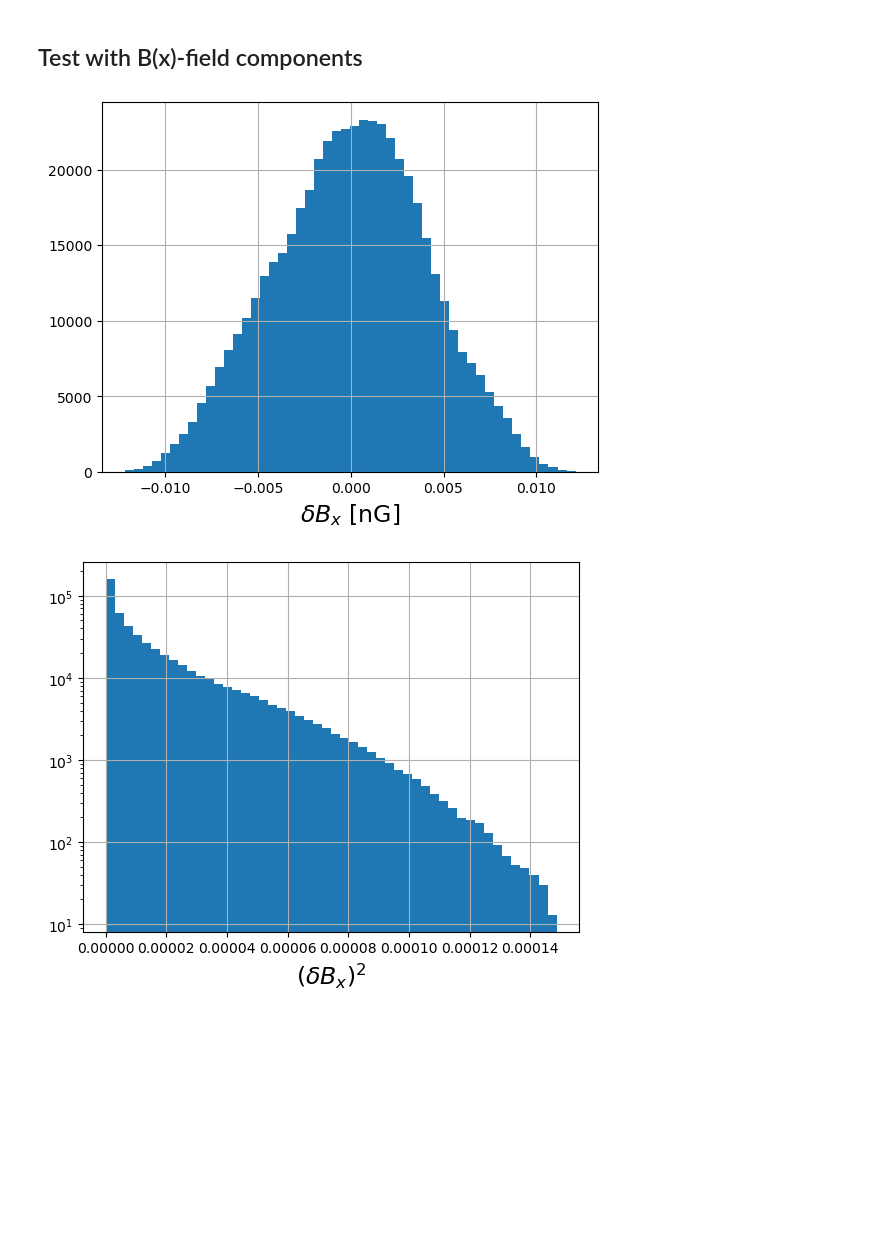
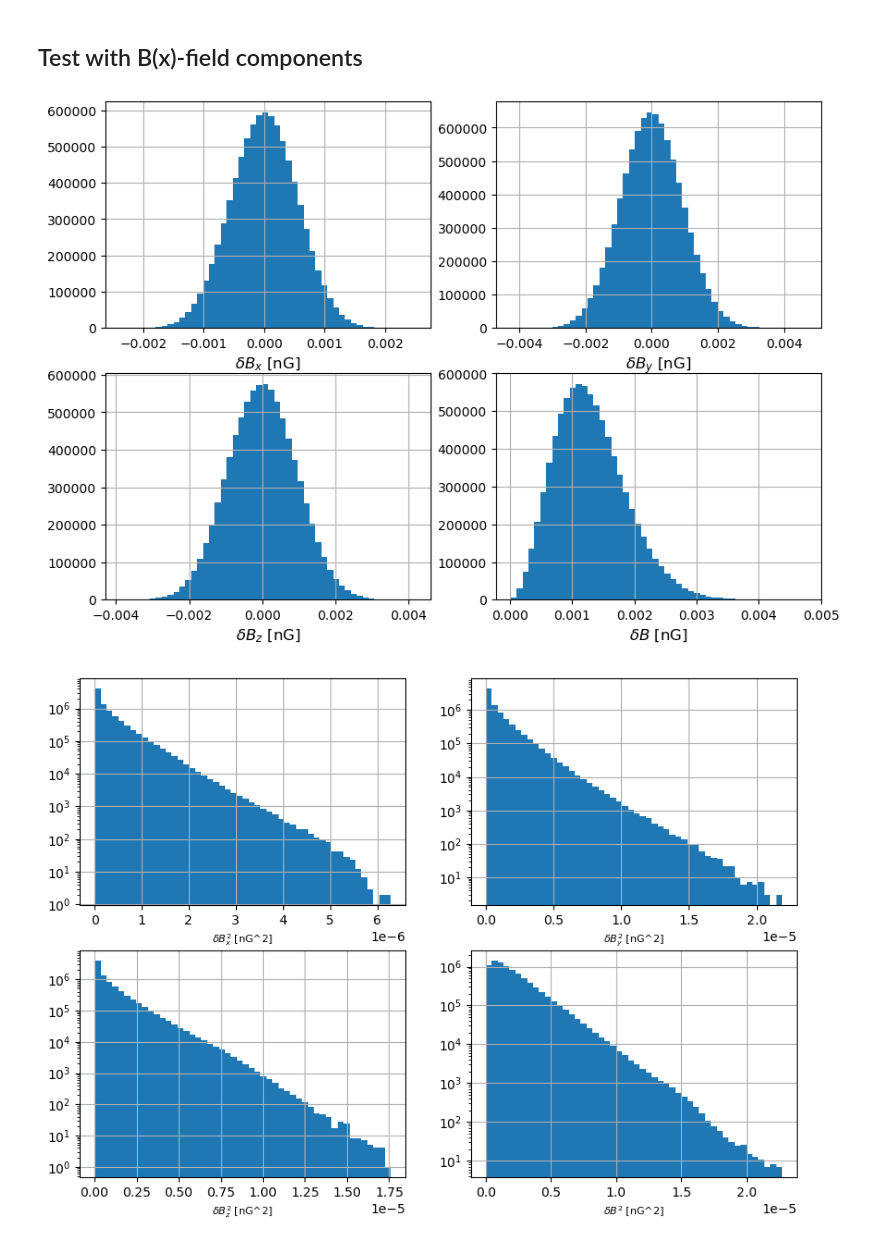
Before and after one commit to luisespinosa8/Turbulent_Field, a Jupyter notebook: Turbulence_Grid.ipynb, the cells around one changed output. Saved outputs shown, nothing was run; the diff lists cells and outputs as text; code cells hidden in the pictures; blank space fills up the shorter version.

```diff
--- a/Turbulence_Grid.ipynb
+++ b/Turbulence_Grid.ipynb
@@ -4,11 +5,11 @@ import random
 # %% [markdown]
 # Grid generation following "SimpleGridTurbulence" module from CRPropa
 # %%
-index = 5/3
+index = 5./3.
 alpha = -index -2
 Brms = 5
 # %%
-n = 100
+n = 256
 n2 = int(floor(n / 2) + 1)
 
 Bkx = np.zeros((n * n * n2),dtype=np.complex_)
@@ -94,17 +211,56 @@ plt.grid()
 # %% [markdown]
 ## Test with B(x)-field components
 # %%
-counts, bins = np.histogram(Bx.real, bins=50)
-plt.hist(bins[:-1], bins, weights=counts)
-plt.xlabel(r'$\delta B_x$ [nG]', fontsize=17)
-plt.grid()
+#Bx_mag = np.sqrt(Bx.real**2 + Bx.imag**2)
+#By_mag = np.sqrt(By.real**2 + By.imag**2)
+#Bz_mag = np.sqrt(Bz.real**2 + Bz.imag**2)
+Bx_mag = Bx.real
+By_mag = By.real
+Bz_mag = Bz.real
+B_mag = np.sqrt(Bx_mag**2 + By_mag**2 + Bz_mag**2)
+
+fig, ax = plt.subplots(2, 2, figsize=(10, 7))
+counts, bins = np.histogram(Bx_mag, bins=50)
+ax[0,0].hist(bins[:-1], bins, weights=counts)
+ax[0,0].set_xlabel(r'$\delta B_{x}$ [nG]', fontsize=12)
+ax[0,0].grid()
+counts, bins = np.histogram(By_mag, bins=50)
+ax[0,1].hist(bins[:-1], bins, weights=counts)
+ax[0,1].set_xlabel(r'$\delta B_{y}$ [nG]', fontsize=12)
+ax[0,1].grid()
+counts, bins = np.histogram(Bz_mag, bins=50)
+ax[1,0].hist(bins[:-1], bins, weights=counts)
+ax[1,0].set_xlabel(r'$\delta B_{z}$ [nG]', fontsize=12)
+ax[1,0].grid()
+counts, bins = np.histogram(B_mag, bins=50)
+ax[1,1].hist(bins[:-1], bins, weights=counts)
+ax[1,1].set_xlabel(r'$\delta B$ [nG]', fontsize=12)
+ax[1,1].grid()
+plt.savefig('histogram_Bx.png')
 # %% [output]
-[figure, old version]
+[figure, new version]
 # %%
-counts, bins = np.histogram(Bx.real**2, bins=50)
-plt.hist(bins[:-1], bins, weights=counts)
-plt.xlabel(r'$(\delta B_x)^2$', fontsize=17)
-plt.yscale('log')
-plt.grid()
+fig, ax = plt.subplots(2, 2, figsize=(10, 7))
+counts, bins = np.histogram(Bx_mag**2, bins=50)
+ax[0,0].hist(bins[:-1], bins, weights=counts)
+ax[0,0].set_xlabel(r'$\delta B_{x}^2$ [nG^2]', fontsize=8)
+ax[0,0].grid()
+ax[0,0].set_yscale('log')
+counts, bins = np.histogram(By_mag**2, bins=50)
+ax[0,1].hist(bins[:-1], bins, weights=counts)
+ax[0,1].set_xlabel(r'$\delta B_{y}^2$ [nG^2]', fontsize=8)
+ax[0,1].grid()
+ax[0,1].set_yscale('log')
+counts, bins = np.histogram(Bz_mag**2, bins=50)
+ax[1,0].hist(bins[:-1], bins, weights=counts)
+ax[1,0].set_xlabel(r'$\delta B_{z}^2$ [nG^2]', fontsize=8)
+ax[1,0].grid()
+ax[1,0].set_yscale('log')
+counts, bins = np.histogram(B_mag**2, bins=50)
+ax[1,1].hist(bins[:-1], bins, weights=counts)
+ax[1,1].set_xlabel(r'$\delta B^2$ [nG^2]', fontsize=8)
+ax[1,1].grid()
+ax[1,1].set_yscale('log')
+plt.savefig('histogram_Bx^2.png')
 # %% [output]
-[figure, old version]
+[figure, new version]
```
Also changed, not shown: parts of 10 cells of this notebook, 8 other files.
